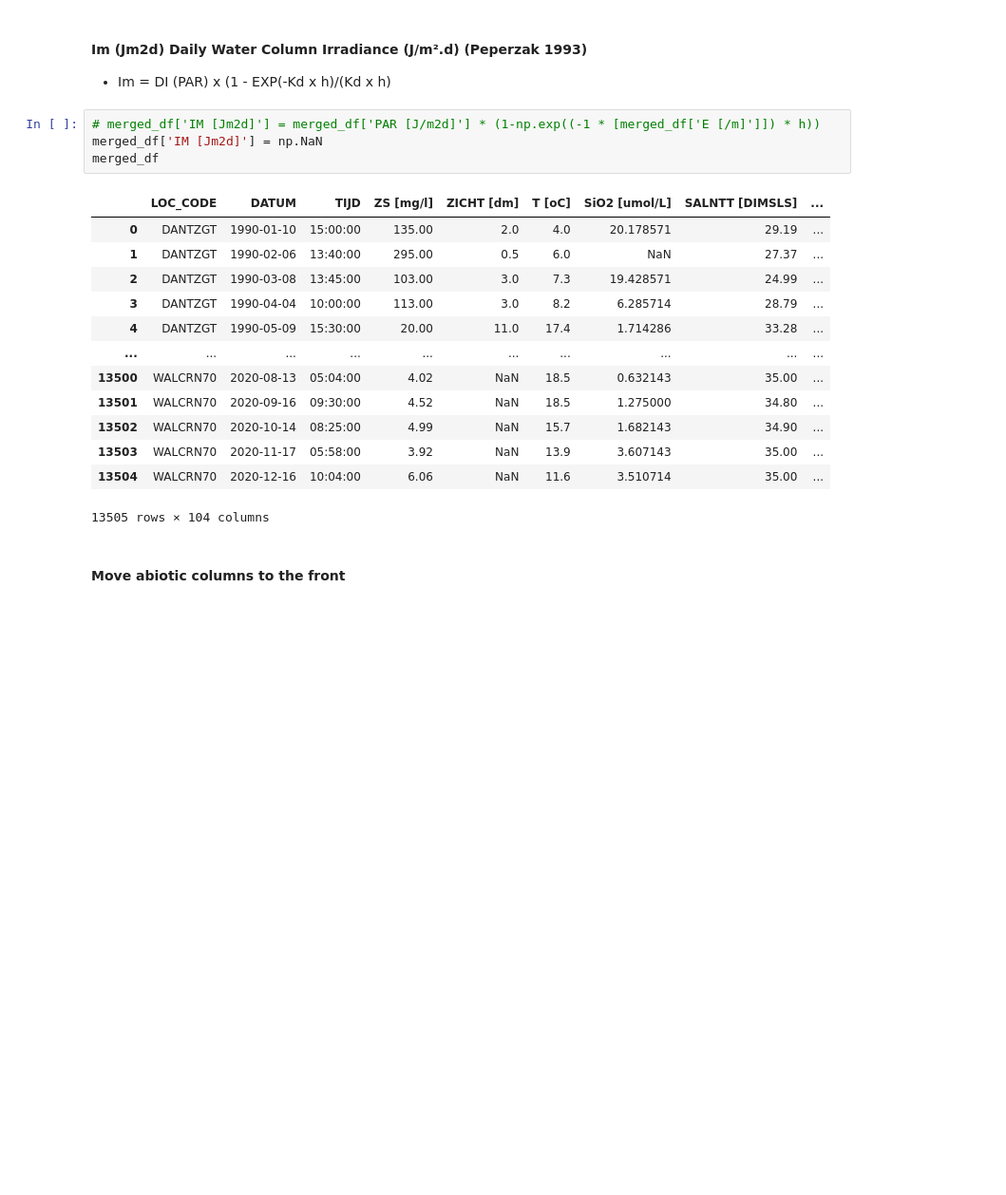
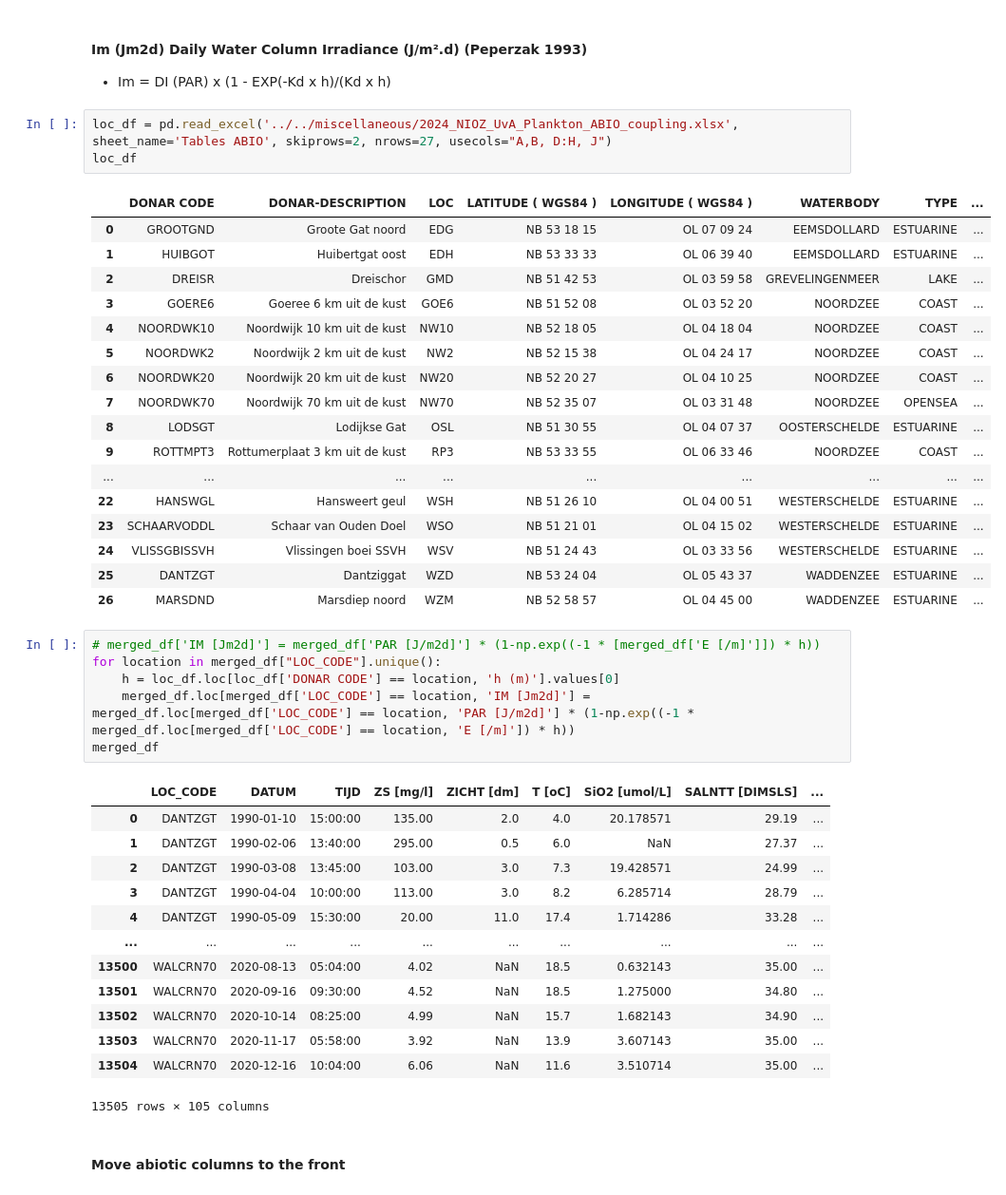
Before and after one commit to JinseiSteven/Phytoplankton-Prediction-Project, a Jupyter notebook: scripts/data_analysis/data_analysis.ipynb, the cells around one changed output. Shown at 95% size. Drawn from its saved outputs; the diff is of its cells as text; blank space fills up the shorter version.

```diff
--- a/scripts/data_analysis/data_analysis.ipynb
+++ b/scripts/data_analysis/data_analysis.ipynb
@@ -724,9 +725,32 @@ merged_df = merged_df.apply(calculate_E, axis=1)
 # %% [markdown]
 #### Im (Jm2d)	Daily Water Column Irradiance (J/m².d) (Peperzak 1993)
 - Im = DI (PAR) x (1 - EXP(-Kd x h)/(Kd x h)
+# %%
+loc_df = pd.read_excel('../../miscellaneous/2024_NIOZ_UvA_Plankton_ABIO_coupling.xlsx', sheet_name='Tables ABIO', skiprows=2, nrows=27, usecols="A,B, D:H, J")
+loc_df
+# %% [output]
+|  | DONAR CODE | DONAR-DESCRIPTION | LOC | LATITUDE ( WGS84 ) | LONGITUDE ( WGS84 ) | WATERBODY | TYPE | ... |
+| 0 | GROOTGND | Groote Gat noord | EDG | NB 53 18 15 | OL 07 09 24 | EEMSDOLLARD | ESTUARINE | ... |
+| 1 | HUIBGOT | Huibertgat oost | EDH | NB 53 33 33 | OL 06 39 40 | EEMSDOLLARD | ESTUARINE | ... |
+| 2 | DREISR | Dreischor | GMD | NB 51 42 53 | OL 03 59 58 | GREVELINGENMEER | LAKE | ... |
+| 3 | GOERE6 | Goeree 6 km uit de kust | GOE6 | NB 51 52 08 | OL 03 52 20 | NOORDZEE | COAST | ... |
+| 4 | NOORDWK10 | Noordwijk 10 km uit de kust | NW10 | NB 52 18 05 | OL 04 18 04 | NOORDZEE | COAST | ... |
+| 5 | NOORDWK2 | Noordwijk 2 km uit de kust | NW2 | NB 52 15 38 | OL 04 24 17 | NOORDZEE | COAST | ... |
+| 6 | NOORDWK20 | Noordwijk 20 km uit de kust | NW20 | NB 52 20 27 | OL 04 10 25 | NOORDZEE | COAST | ... |
+| 7 | NOORDWK70 | Noordwijk 70 km uit de kust | NW70 | NB 52 35 07 | OL 03 31 48 | NOORDZEE | OPENSEA | ... |
+| 8 | LODSGT | Lodijkse Gat | OSL | NB 51 30 55 | OL 04 07 37 | OOSTERSCHELDE | ESTUARINE | ... |
+| 9 | ROTTMPT3 | Rottumerplaat 3 km uit de kust | RP3 | NB 53 33 55 | OL 06 33 46 | NOORDZEE | COAST | ... |
+| ... | ... | ... | ... | ... | ... | ... | ... | ... |
+| 22 | HANSWGL | Hansweert geul | WSH | NB 51 26 10 | OL 04 00 51 | WESTERSCHELDE | ESTUARINE | ... |
+| 23 | SCHAARVODDL | Schaar van Ouden Doel | WSO | NB 51 21 01 | OL 04 15 02 | WESTERSCHELDE | ESTUARINE | ... |
+| 24 | VLISSGBISSVH | Vlissingen boei SSVH | WSV | NB 51 24 43 | OL 03 33 56 | WESTERSCHELDE | ESTUARINE | ... |
+| 25 | DANTZGT | Dantziggat | WZD | NB 53 24 04 | OL 05 43 37 | WADDENZEE | ESTUARINE | ... |
+| 26 | MARSDND | Marsdiep noord | WZM | NB 52 58 57 | OL 04 45 00 | WADDENZEE | ESTUARINE | ... |
 # %%
 # merged_df['IM [Jm2d]'] = merged_df['PAR [J/m2d]'] * (1-np.exp((-1 * [merged_df['E [/m]']]) * h))
-merged_df['IM [Jm2d]'] = np.NaN
+for location in merged_df["LOC_CODE"].unique():
+    h = loc_df.loc[loc_df['DONAR CODE'] == location, 'h (m)'].values[0]
+    merged_df.loc[merged_df['LOC_CODE'] == location, 'IM [Jm2d]'] = merged_df.loc[merged_df['LOC_CODE'] == location, 'PAR [J/m2d]'] * (1-np.exp((-1 * merged_df.loc[merged_df['LOC_CODE'] == location, 'E [/m]']) * h))
 merged_df
 # %% [output]
 |  | LOC_CODE | DATUM | TIJD | ZS [mg/l] | ZICHT [dm] | T [oC] | SiO2 [umol/L] | SALNTT [DIMSLS] | ... |
@@ -741,7 +765,7 @@ merged_df
 | 13502 | WALCRN70 | 2020-10-14 | 08:25:00 | 4.99 | NaN | 15.7 | 1.682143 | 34.90 | ... |
 | 13503 | WALCRN70 | 2020-11-17 | 05:58:00 | 3.92 | NaN | 13.9 | 3.607143 | 35.00 | ... |
 | 13504 | WALCRN70 | 2020-12-16 | 10:04:00 | 6.06 | NaN | 11.6 | 3.510714 | 35.00 | ... |
-13505 rows × 104 columns
+13505 rows × 105 columns
 # %% [markdown]
 #### Move abiotic columns to the front
 # %%
```
Also changed, not shown: parts of 7 cells of this notebook, 1 other file.
